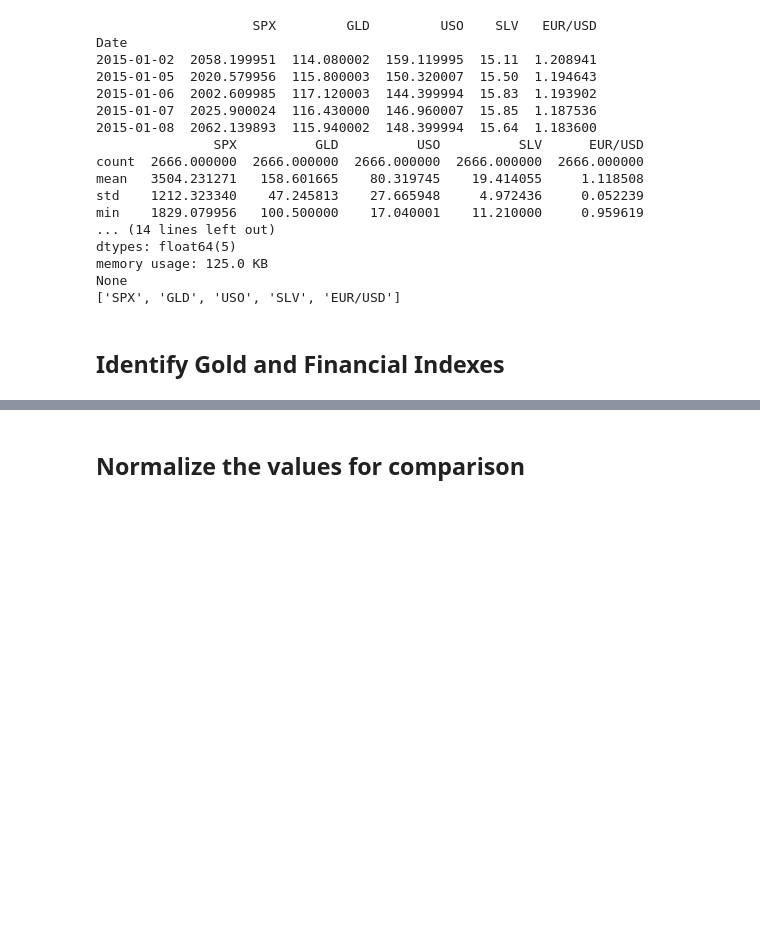
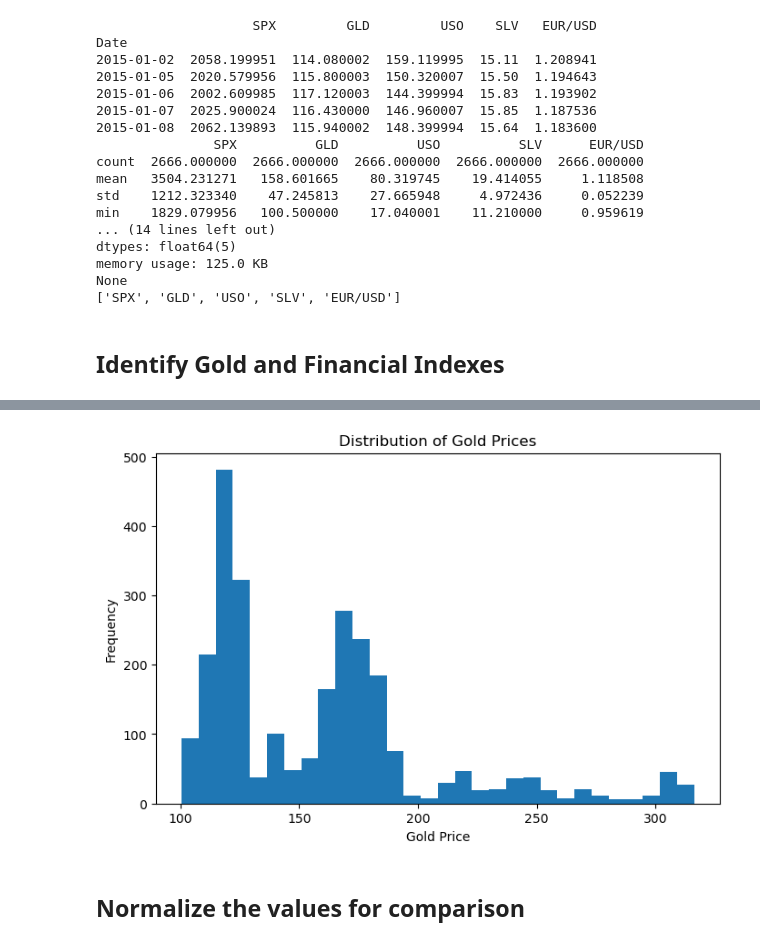
Before and after one commit to arushi40868/IDS706_Arushi_Wk2, a Jupyter notebook: gold_data_exploration.ipynb, the cells around one changed output, grey strips where cells are left out. Saved outputs shown, nothing was run; the diff lists cells and outputs as text; code cells hidden in the pictures; blank space fills up the shorter version.

```diff
--- a/gold_data_exploration.ipynb
+++ b/gold_data_exploration.ipynb
@@ -66,0 +64,17 @@ index_cols = ["SPX", "USO", "SLV", "EUR/USD"]  # S&P 500, Oil, Silver, Euro/USD
+# %%
+gold_mean = gold_df["GLD"].mean()
+gold_median = gold_df["GLD"].median()
+gold_mode = gold_df["GLD"].mode()[0]
+
+print("Gold Mean:", round(gold_mean, 2))
+print("Gold Median:", round(gold_median, 2))
+print("Gold Mode:", round(gold_mode, 2))
+
+# Add a Year column
+gold_df["Year"] = gold_df.index.year
+
+# Group by Year and compute summary stats
+yearly_stats = gold_df.groupby("Year")["GLD"].agg(
+    ["mean", "median", "std", "min", "max", "count"]
+)
+yearly_stats.head()
@@ -67,3 +92,11 @@ index_cols = ["SPX", "USO", "SLV", "EUR/USD"]  # S&P 500, Oil, Silver, Euro/USD
+# %%
+gold_df["GLD"].plot(
+    kind="hist", bins=30, figsize=(8, 5), title="Distribution of Gold Prices"
+)
+plt.xlabel("Gold Price")
+plt.show()
+# %% [output]
+[figure, added]
 # %% [markdown]
 ## Normalize the values for comparison
 # %%
```
Also changed, not shown: parts of 6 cells of this notebook, 2 other files.
